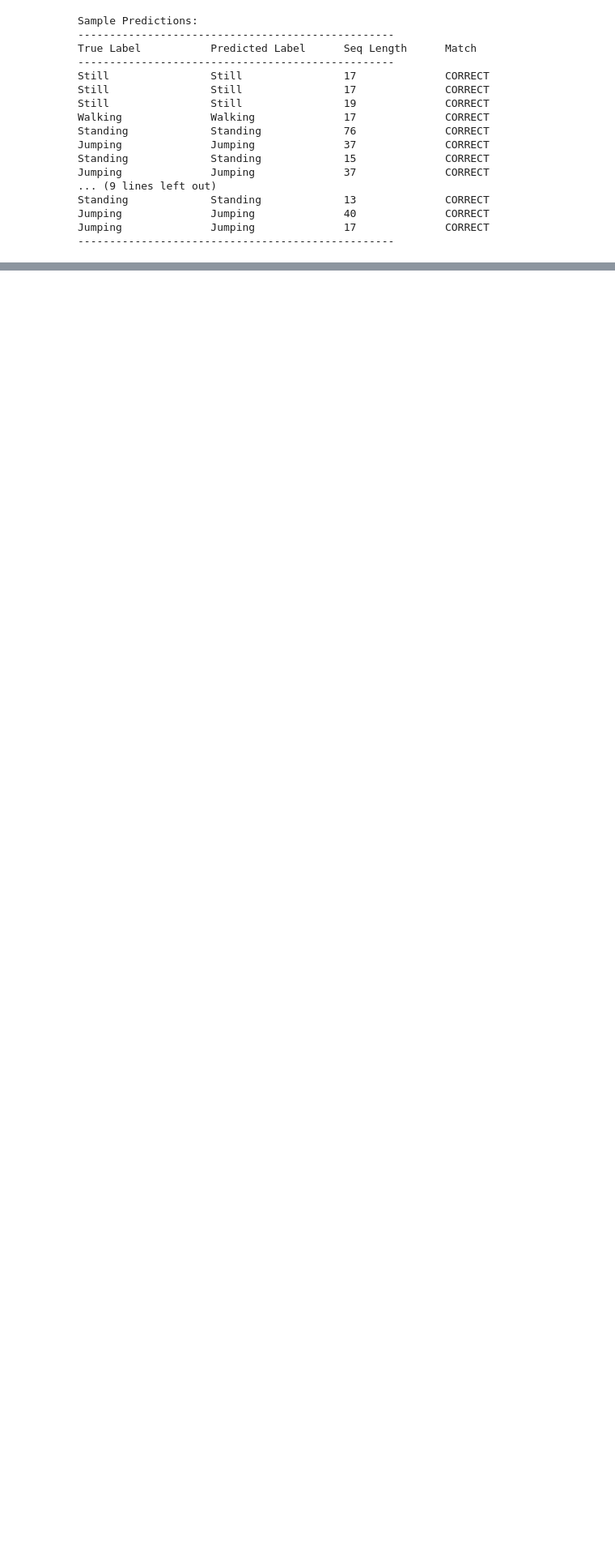
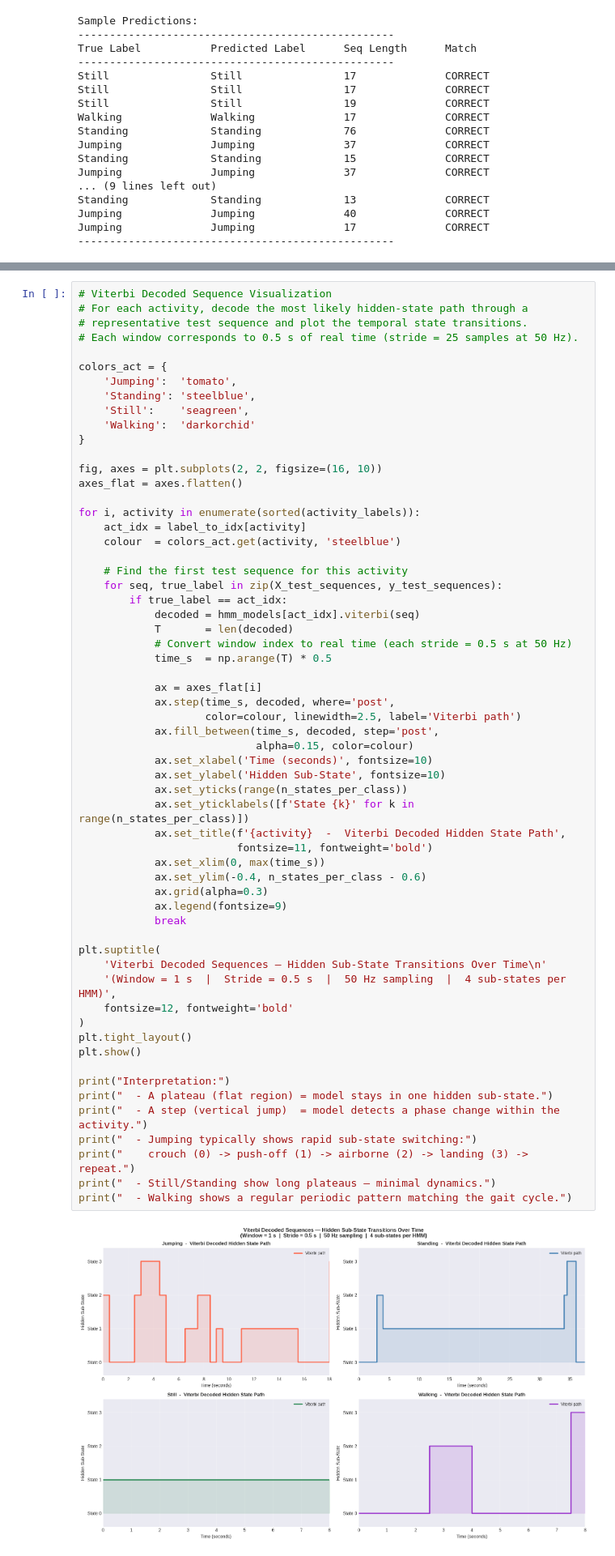
Before and after one commit to twizelissa/Hidden-Markov-Models, a Jupyter notebook: HMM_Activity_Recognition.ipynb, the cells around one changed output, grey strips where cells are left out. Shown at 81% size. Drawn from its saved outputs; the diff is of its cells as text; blank space fills up the shorter version.

Commit message:
Add Viterbi decoded sequence plots, feature importance analysis, and emission distributions

```diff
--- a/HMM_Activity_Recognition.ipynb
+++ b/HMM_Activity_Recognition.ipynb
@@ -1301,0 +1306,62 @@ Jumping              Jumping              17              CORRECT
+# %%
+# Viterbi Decoded Sequence Visualization
+# For each activity, decode the most likely hidden-state path through a
+# representative test sequence and plot the temporal state transitions.
+# Each window corresponds to 0.5 s of real time (stride = 25 samples at 50 Hz).
+
+colors_act = {
+    'Jumping':  'tomato',
+    'Standing': 'steelblue',
+    'Still':    'seagreen',
+    'Walking':  'darkorchid'
+}
+
+fig, axes = plt.subplots(2, 2, figsize=(16, 10))
+axes_flat = axes.flatten()
+
+for i, activity in enumerate(sorted(activity_labels)):
+    act_idx = label_to_idx[activity]
+    colour  = colors_act.get(activity, 'steelblue')
+
+    # Find the first test sequence for this activity
+    for seq, true_label in zip(X_test_sequences, y_test_sequences):
+        if true_label == act_idx:
+            decoded = hmm_models[act_idx].viterbi(seq)
+            T       = len(decoded)
+            # Convert window index to real time (each stride = 0.5 s at 50 Hz)
+            time_s  = np.arange(T) * 0.5
+
+            ax = axes_flat[i]
+            ax.step(time_s, decoded, where='post',
+                    color=colour, linewidth=2.5, label='Viterbi path')
+            ax.fill_between(time_s, decoded, step='post',
+                            alpha=0.15, color=colour)
+            ax.set_xlabel('Time (seconds)', fontsize=10)
+            ax.set_ylabel('Hidden Sub-State', fontsize=10)
+            ax.set_yticks(range(n_states_per_class))
+            ax.set_yticklabels([f'State {k}' for k in range(n_states_per_class)])
+            ax.set_title(f'{activity}  -  Viterbi Decoded Hidden State Path',
+                         fontsize=11, fontweight='bold')
+            ax.set_xlim(0, max(time_s))
+            ax.set_ylim(-0.4, n_states_per_class - 0.6)
+            ax.grid(alpha=0.3)
+            ax.legend(fontsize=9)
+            break
+
+plt.suptitle(
+    'Viterbi Decoded Sequences — Hidden Sub-State Transitions Over Time\n'
+    '(Window = 1 s  |  Stride = 0.5 s  |  50 Hz sampling  |  4 sub-states per HMM)',
+    fontsize=12, fontweight='bold'
+)
+plt.tight_layout()
+plt.show()
+
+print("Interpretation:")
+print("  - A plateau (flat region) = model stays in one hidden sub-state.")
+print("  - A step (vertical jump)  = model detects a phase change within the activity.")
+print("  - Jumping typically shows rapid sub-state switching:")
+print("    crouch (0) -> push-off (1) -> airborne (2) -> landing (3) -> repeat.")
+print("  - Still/Standing show long plateaus — minimal dynamics.")
+print("  - Walking shows a regular periodic pattern matching the gait cycle.")
+# %% [output]
+[figure, added]
```
Also changed, not shown: parts of 6 cells of this notebook.
